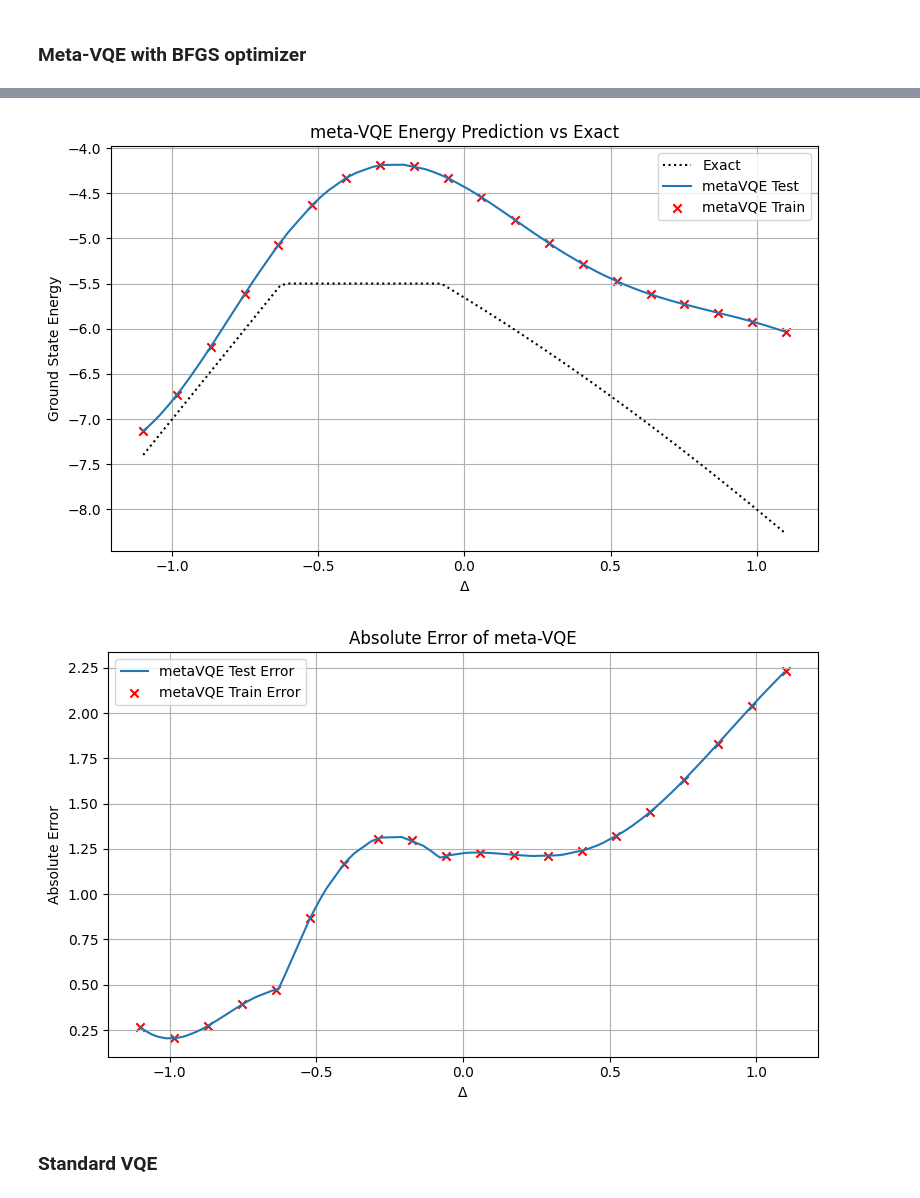
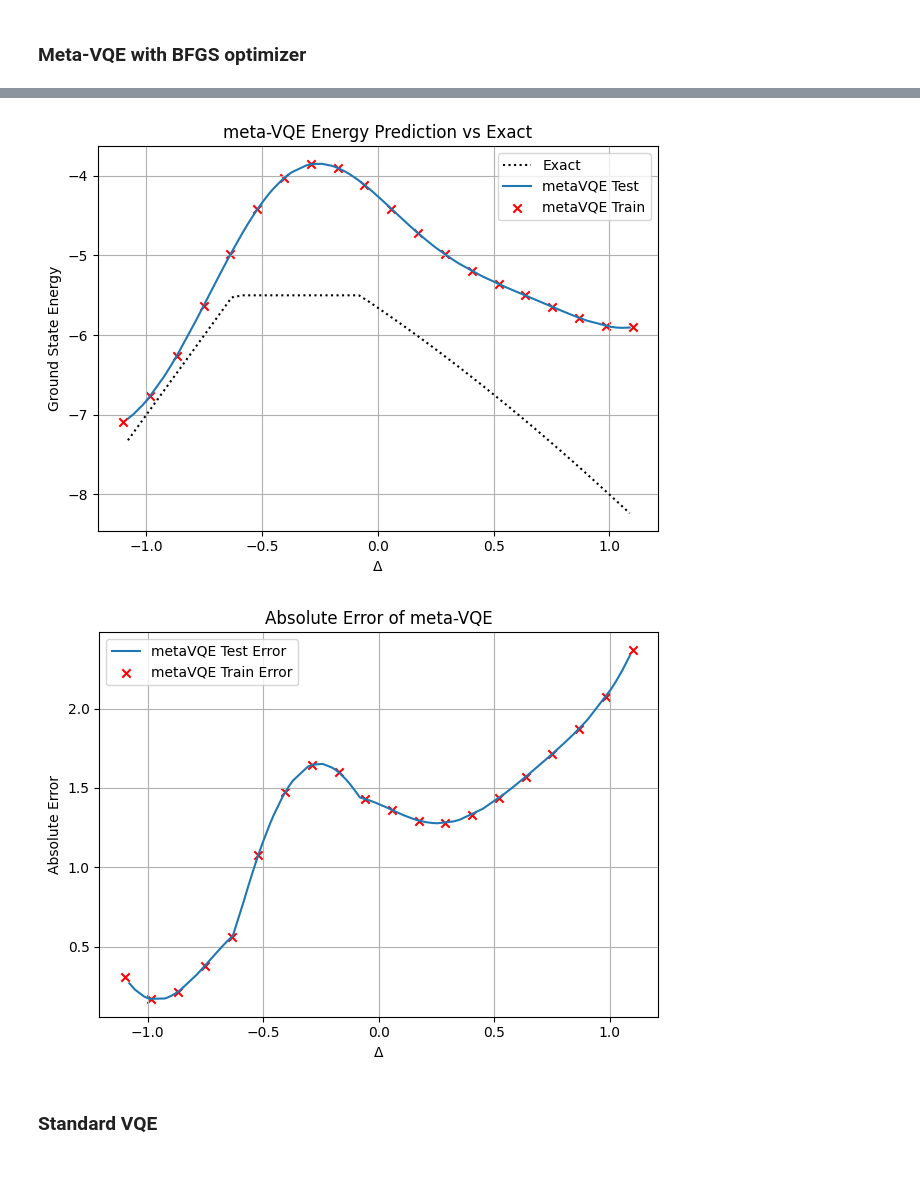
Before and after one commit to aidegare/meta-VQE, a Jupyter notebook: meta_VQE.ipynb, the cells around one changed output, grey strips where cells are left out. Cells and saved outputs as stored; diff of their text form; code cells hidden in the pictures; blank space fills up the shorter version.

```diff
--- a/meta_VQE.ipynb
+++ b/meta_VQE.ipynb
@@ -190,18 +200,13 @@ init_proc_params = np.random.uniform(0, np.pi, (proc_n_layers, num_qubits, 2))
 init_enc_params = np.random.uniform(0, np.pi, (enc_n_layers, num_qubits, 2))
 init_w_params = np.random.uniform(0, np.pi, (enc_n_layers, num_qubits, 2))
 # %%
-# Store initial parameters
-initial_proc_params = proc_params.copy()
-initial_enc_params = init_enc_params.copy()
-initial_w_params = w_params.copy()
-
 opt = qml.AdamOptimizer(stepsize=0.1, beta1=0.9, beta2=0.999)
 losses = []
 
 # Initialize current parameters with initial values
-current_proc_params = initial_proc_params.copy()
-current_enc_params = initial_enc_params.copy()
-current_w_params = initial_w_params.copy()
+current_proc_params = init_proc_params.copy()
+current_enc_params = init_enc_params.copy()
+current_w_params = init_w_params.copy()
 
 current_proc_params = qml.numpy.array(current_proc_params, requires_grad=True)
 current_enc_params = qml.numpy.array(current_enc_params, requires_grad=True)
@@ -353,11 +358,6 @@ plt.show()
 # %% [markdown]
 ### Meta-VQE with BFGS optimizer
 # %%
-single_layer_w = np.random.uniform(0, np.pi, (num_qubits, 2))
-single_layer_proc = np.random.uniform(0, np.pi, (num_qubits, 2))
-single_layer_enc = np.random.uniform(0, np.pi, (num_qubits, 2))
-
-# Repeat for all layers
-w_params = np.array([single_layer_w for _ in range(enc_n_layers)])
-proc_params = np.array([single_layer_proc for _ in range(proc_n_layers)])
-enc_params = np.array([single_layer_enc for _ in range(enc_n_layers)])
+w_params = np.random.uniform(0, np.pi, (enc_n_layers,num_qubits, 2))
+proc_params = np.random.uniform(0, np.pi, (proc_n_layers,num_qubits, 2))
+enc_params = np.random.uniform(0, np.pi, (enc_n_layers,num_qubits, 2))
@@ -467,31 +516,29 @@ for delta in x_test:
 # %%
 # Ground state energy plot
-plt.figure(figsize=(8, 5))
 plt.plot(x_test, y_test_ex, color="black", linestyle=":", label="Exact")
 plt.plot(x_test, y_test_metaVQE, linestyle="-", label="metaVQE Test")
 plt.scatter(x_train, y_train_metaVQE, color="red", marker="x", label="metaVQE Train")
 plt.xlabel(r"$\Delta$")
 plt.ylabel("Ground State Energy")
 plt.title("meta-VQE Energy Prediction vs Exact")
 plt.legend()
 plt.grid(True)
 plt.tight_layout()
 plt.show()
 
 # Absolute error plot
-plt.figure(figsize=(8, 5))
 plt.plot(x_test, error_test_metaVQE, linestyle="-", label="metaVQE Test Error")
 plt.scatter(x_train, error_train_metaVQE, color="red", marker="x", label="metaVQE Train Error")
 plt.xlabel(r"$\Delta$")
 plt.ylabel("Absolute Error")
 plt.title("Absolute Error of meta-VQE")
 plt.legend()
 plt.grid(True)
 plt.tight_layout()
 plt.show()
 # %% [output]
-[figure, old version]
+[figure, new version]
-[figure, old version]
+[figure, new version]
 # %% [markdown]
 ### Standard VQE
 # %%
```
Also changed, not shown: parts of 21 cells of this notebook.
